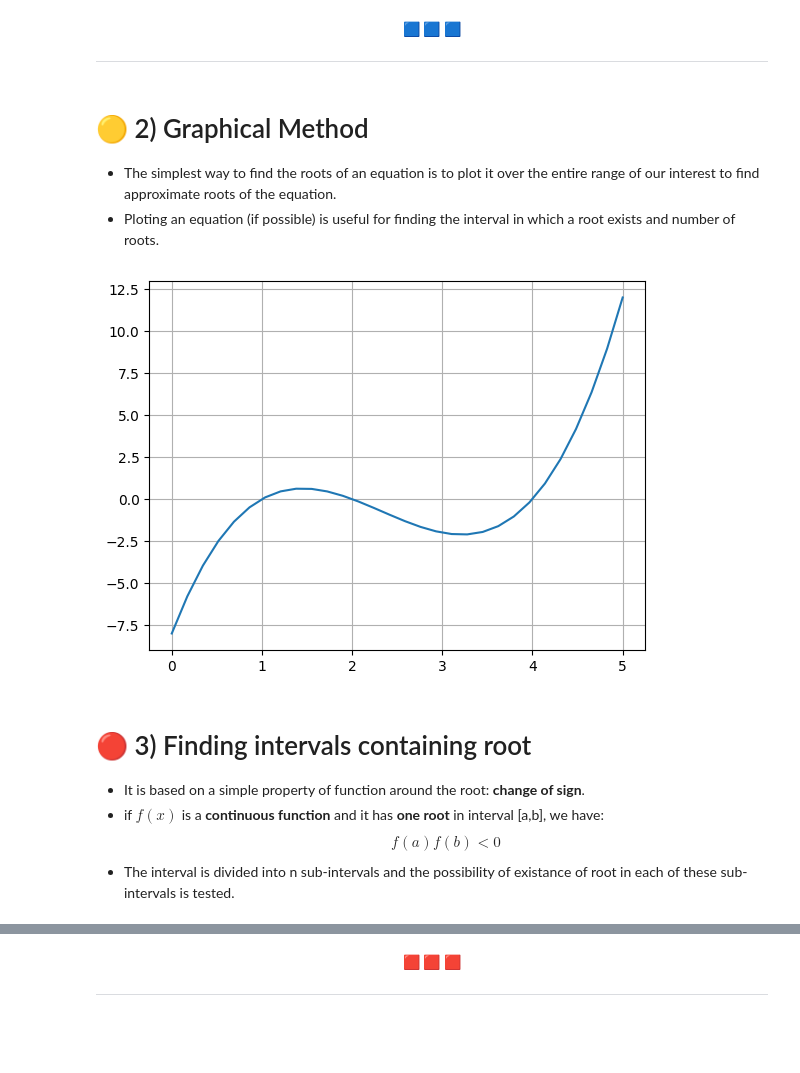
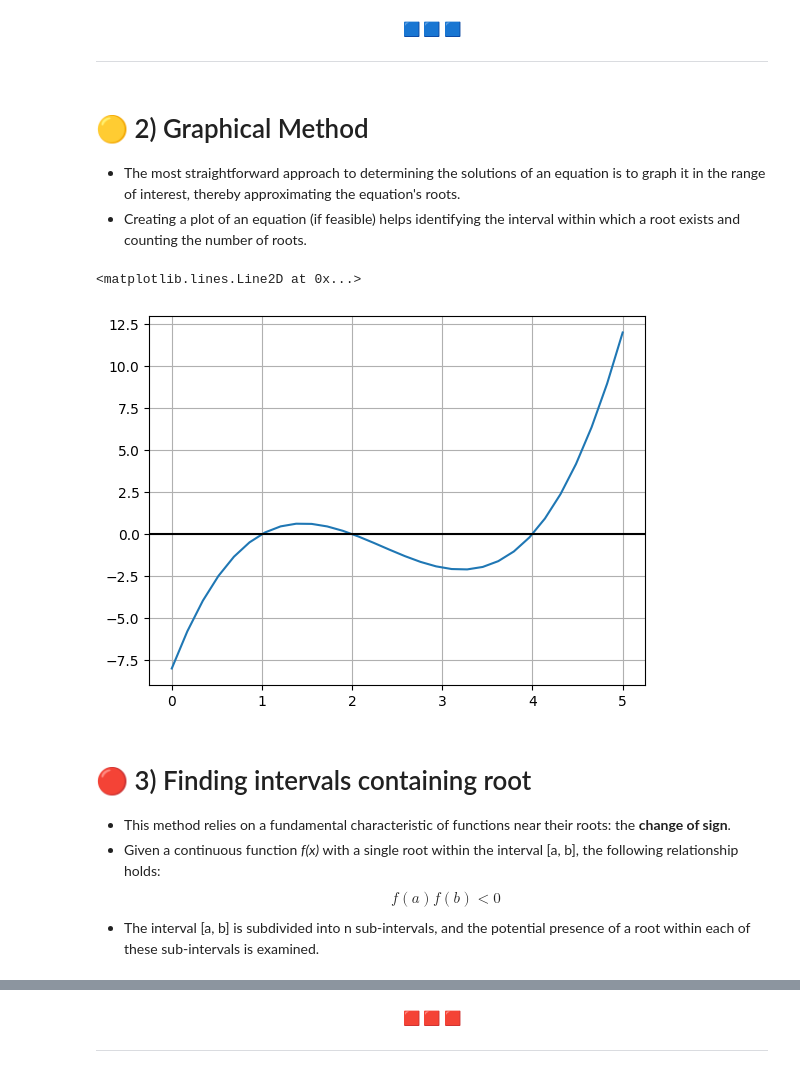
Before and after one commit to hamidrezanorouzi/numericalMethods, a Jupyter notebook: Lectures/nonLinearEquations_Part1.ipynb, the cells around one changed output, grey strips where cells are left out. Drawn from its saved outputs; the diff is of its cells as text; code cells hidden in the pictures; blank space fills up the shorter version.

```diff
--- a/Lectures/nonLinearEquations_Part1.ipynb
+++ b/Lectures/nonLinearEquations_Part1.ipynb
@@ -65,25 +102,27 @@ $$
 ---
 # %% [markdown]
 # 🟡 2) Graphical Method
-* The simplest way to find the roots of an equation is to plot it over the entire range of our interest to find approximate roots of the equation.
-* Ploting an equation (if possible) is useful for finding the interval in which a root exists and number of roots.
+* The most straightforward approach to determining the solutions of an equation is to graph it in the range of interest, thereby approximating the equation's roots.
+* Creating a plot of an equation (if feasible) helps identifying the interval within which a root exists and counting the number of roots.
 # %%
 import matplotlib.pyplot as plt
 import numpy as np
 x = np.linspace(start=0, stop=5, num =30)
 y = pow(x,3)-  7*pow(x,2) + 14*x - 8
 plt.plot(x,y)
 plt.grid()
+plt.axhline(y=0, c='k')
 # %% [output]
+<matplotlib.lines.Line2D at 0x...>
-[figure, old version]
+[figure, new version]
 # %% [markdown]
 # 🔴 3) Finding intervals containing root
-* It is based on a simple property of function around the root: **change of sign**.
-* if $f(x)$ is a **continuous function** and it has **one root** in interval [a,b], we have:
+* This method relies on a fundamental characteristic of functions near their roots: the **change of sign**.
+* Given a continuous function *f(x)* with a single root within the interval [a, b], the following relationship holds:
 $$
 f(a)f(b) < 0 \tag{3-1}
 $$
-* The interval is divided into n sub-intervals and the possibility of existance of root in each of these sub-intervals is tested.
+* The interval [a, b] is subdivided into n sub-intervals, and the potential presence of a root within each of these sub-intervals is examined.
 # %%
 import math
 import numpy as np
```
Also changed, not shown: parts of 17 cells of this notebook.
